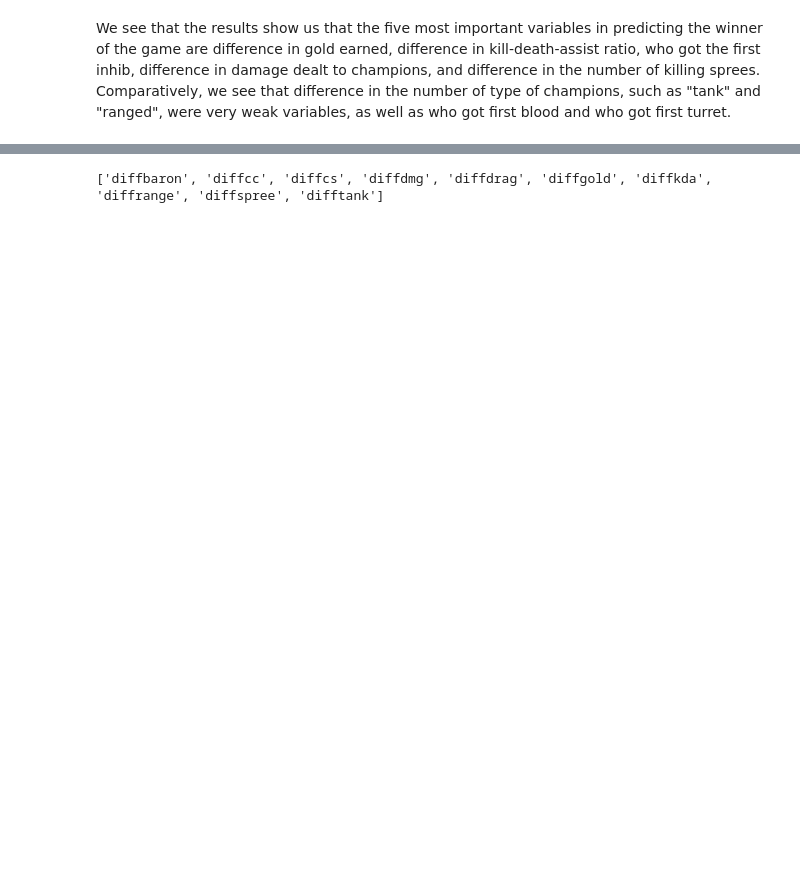
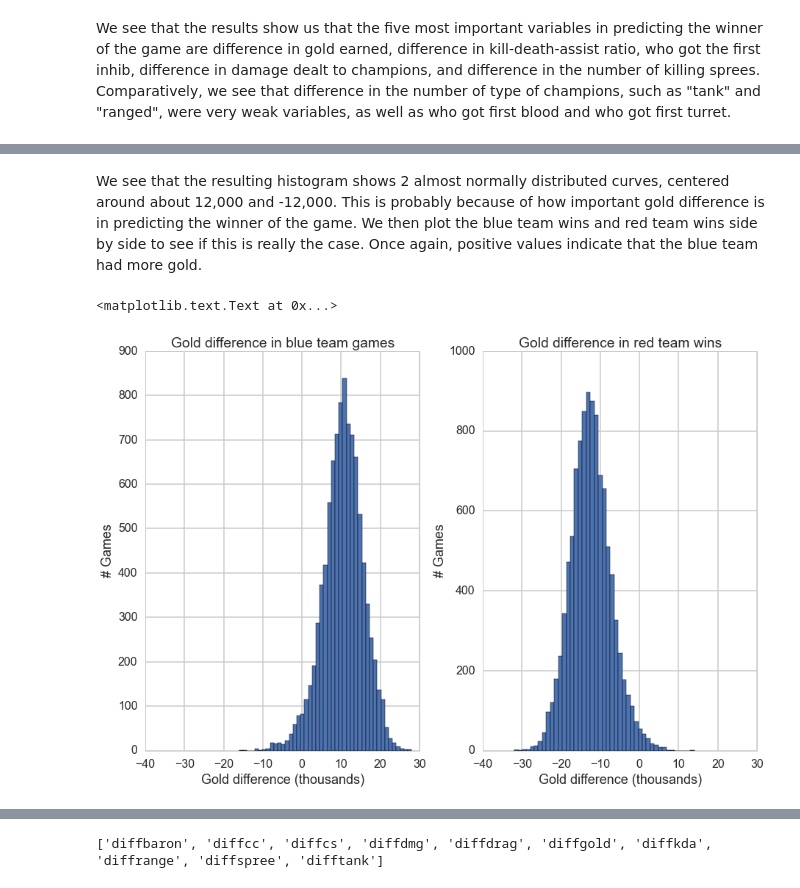
Before and after one commit to bchang823/109final, a Jupyter notebook: leorandomforestwmarkdown.ipynb, the cells around one changed output, grey strips where cells are left out. Saved outputs shown, nothing was run; the diff lists cells and outputs as text; code cells hidden in the pictures; blank space fills up the shorter version.

```diff
--- a/leorandomforestwmarkdown.ipynb
+++ b/leorandomforestwmarkdown.ipynb
@@ -208,0 +193,3 @@ Standardizing the dataframe stuff
+# %%
+bluewins = dftouse.query('win == True')
+redwins = dftouse.query('win == False')
@@ -208,0 +208,19 @@ Standardizing the dataframe stuff
+# %% [markdown]
+We see that the resulting histogram shows 2 almost normally distributed curves, centered around about 12,000 and -12,000. This is probably because of how important gold difference is in predicting the winner of the game. We then plot the blue team wins and red team wins side by side to see if this is really the case. Once again, positive values indicate that the blue team had more gold.
+# %%
+#Plotting side by side
+fig, (ax1, ax2) = plt.subplots(ncols = 2, sharex = True, tight_layout = True)
+#blue team win
+ax1.hist(np.array(bluewins['diffgold'])/1000, bins = 45)
+ax1.set_ylabel('# Games', fontsize = 18)
+ax1.set_xlabel('Gold difference (thousands)', fontsize = 18)
+ax1.set_title('Gold difference in blue team games')
+#red team wins
+ax2.hist(np.array(redwins['diffgold'])/1000, bins = 45)
+ax2.set_ylabel('# Games', fontsize = 18)
+ax2.set_ylim((0,1000))
+ax2.set_xlabel('Gold difference (thousands)', fontsize = 18)
+ax2.set_title('Gold difference in red team wins')
+# %% [output]
+<matplotlib.text.Text at 0x...>
+[figure, added]
```
Also changed, not shown: parts of 40 cells of this notebook.
